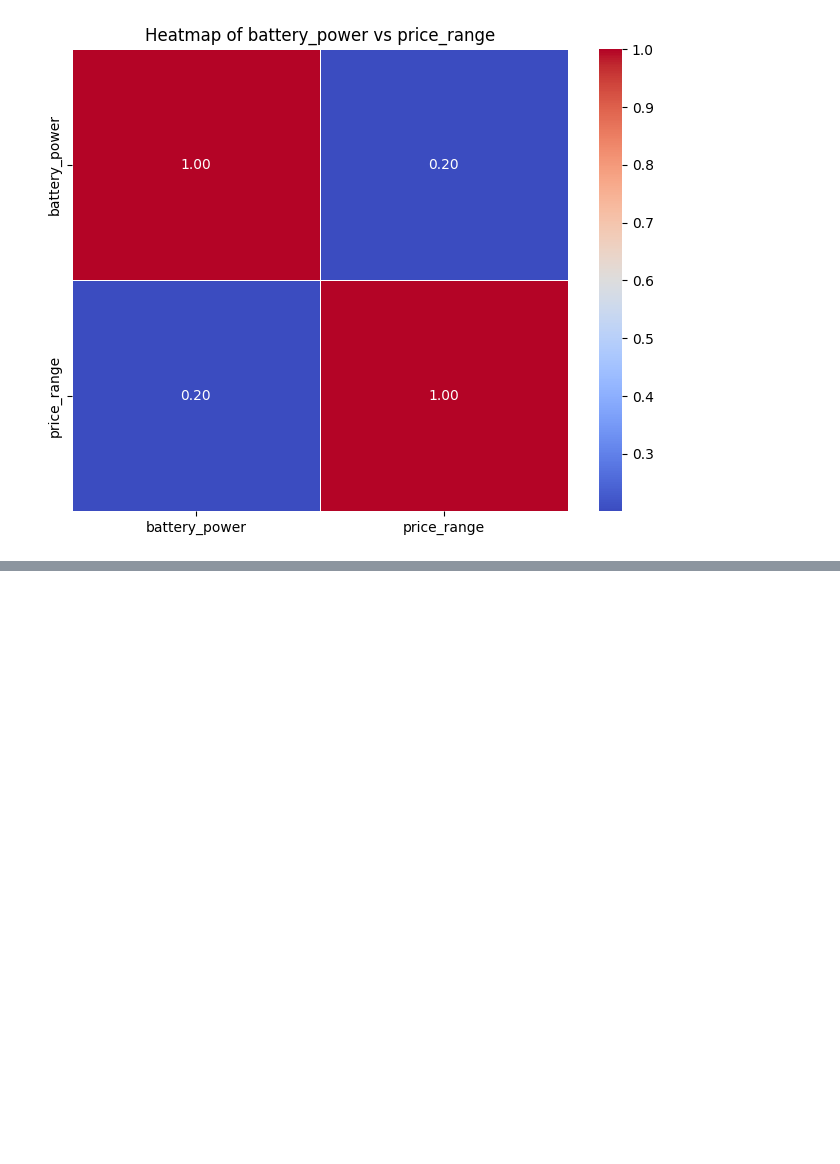
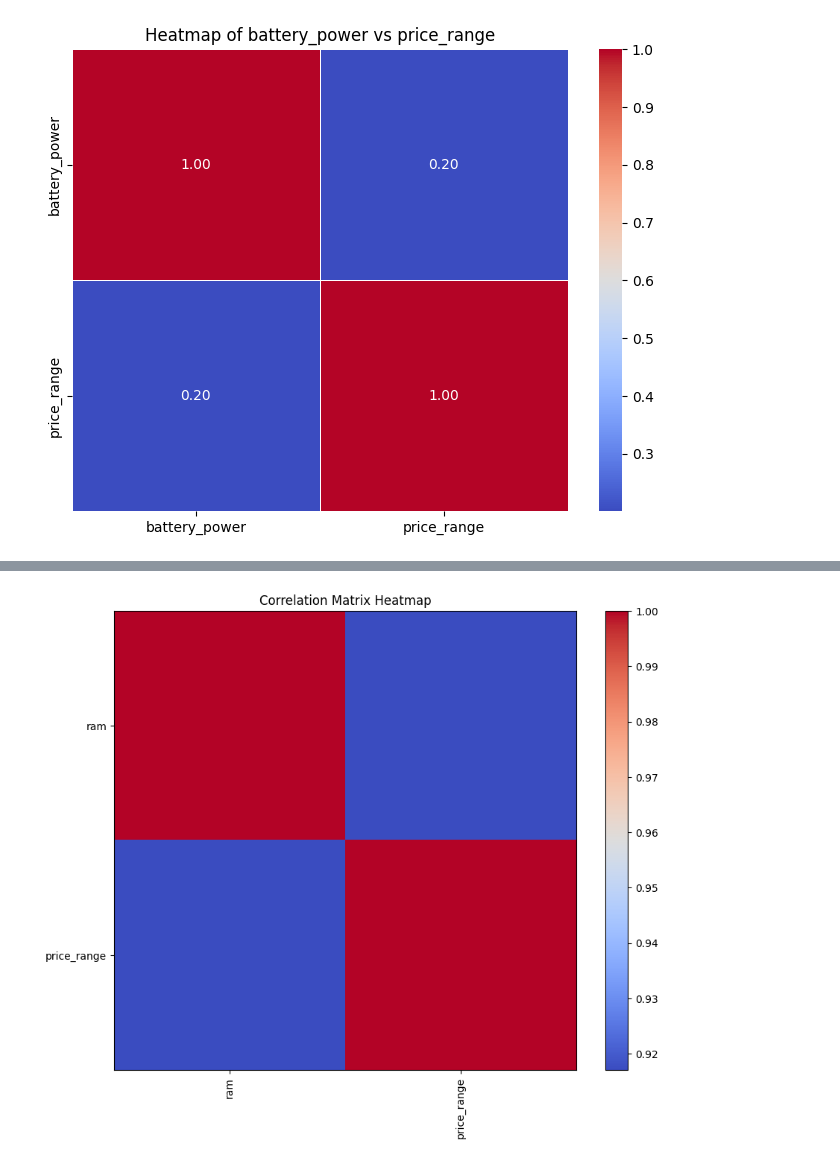
Before and after one commit to surajjorwar/Decision-Tree, a Jupyter notebook: Mobile_price_prediction_.ipynb, the cells around one changed output, grey strips where cells are left out. Cells and saved outputs as stored; diff of their text form; code cells hidden in the pictures; blank space fills up the shorter version.

```diff
--- a/Mobile_price_prediction_.ipynb
+++ b/Mobile_price_prediction_.ipynb
@@ -187,0 +126,17 @@ These two variables shows weak positive relation  it is positive but its too wea
+# %%
+#plotting heat map
+data = df[['ram','price_range']]
+
+# Compute the correlation matrix
+correlation_matrix = data.corr()
+
+# Create a heatmap
+plt.figure(figsize=(10, 8))
+plt.imshow(correlation_matrix, cmap='coolwarm', interpolation='none', aspect='auto')
+plt.colorbar()
+plt.title("Correlation Matrix Heatmap")
+plt.xticks(np.arange(len(correlation_matrix)), labels=correlation_matrix.columns, rotation=90)
+plt.yticks(np.arange(len(correlation_matrix)), labels=correlation_matrix.columns)
+plt.show()
+# %% [output]
+[figure, added]
```
Also changed, not shown: parts of 11 cells of this notebook.
